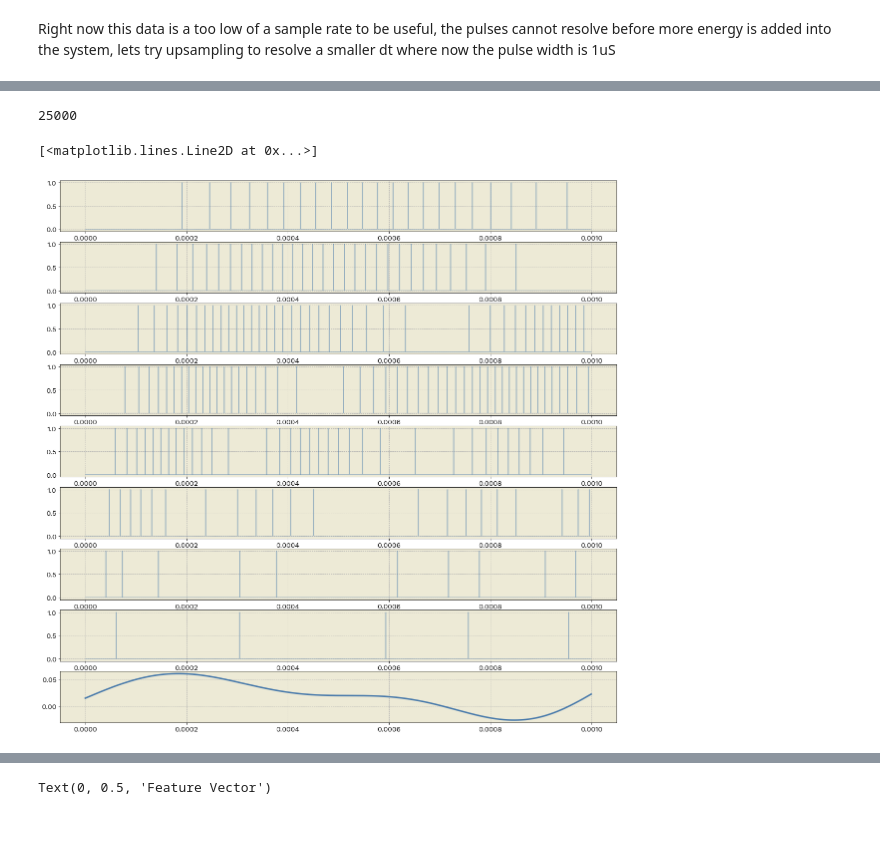
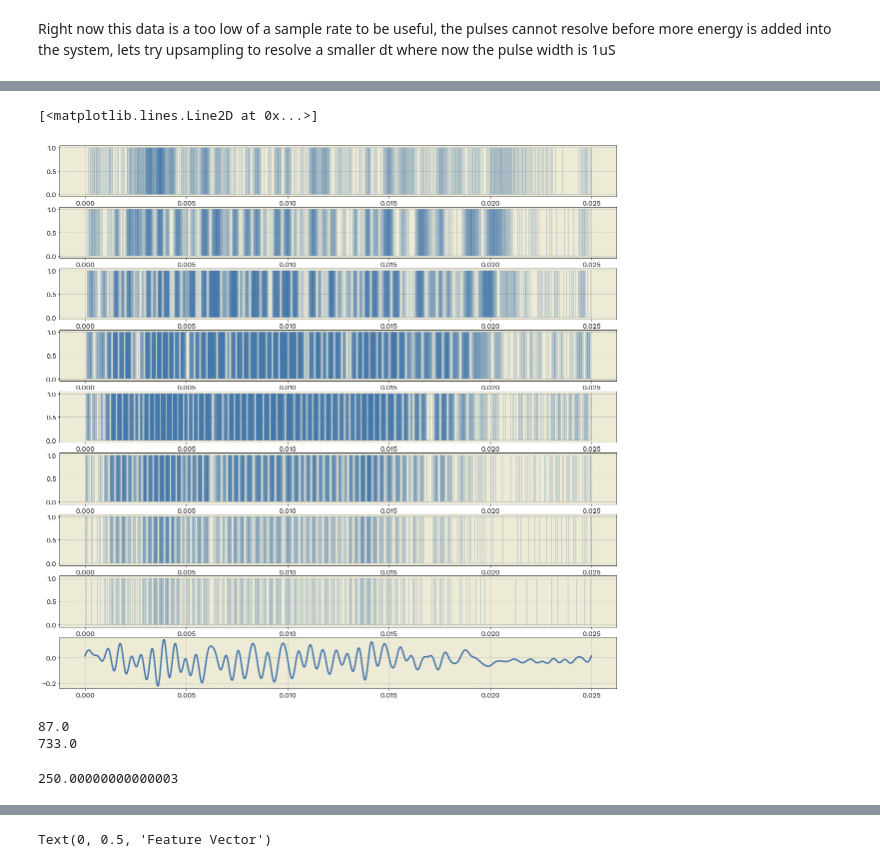
Before and after one commit to clocktop/feature_extractor_model, a Jupyter notebook: feature_extractor_model_exploration.ipynb, the cells around one changed output, grey strips where cells are left out. Cells and saved outputs as stored; diff of their text form; code cells hidden in the pictures; blank space fills up the shorter version.

```diff
--- a/feature_extractor_model_exploration.ipynb
+++ b/feature_extractor_model_exploration.ipynb
@@ -473,0 +488,2 @@ pulse_trains, time_series = bt_ic_model.SimSignal(voltage_sig=data_scaled,time_s
+# %%
+unpacked = np.unpackbits(packed,axis=-1)
@@ -474,8 +494,9 @@ pulse_trains, time_series = bt_ic_model.SimSignal(voltage_sig=data_scaled,time_s
 # %%
+time_scaled = np.linspace(0,(len(data)*250)/(samplerate*250),len(data)*250)
 fig, axs = plt.subplots(9,1, figsize=[20,20])
 
 for index, pulses_train in enumerate(pulse_trains):
-    axs[index].step(time_series, pulse_trains[index], linewidth=0.2)
+    axs[index].step(time_scaled, unpacked[index], linewidth=0.5)
 
-axs[8].plot(time_series,data_scaled)
+axs[8].plot(time,data_scaled)
 # %% [output]
@@ -484,5 +509,6 @@ axs[8].plot(time_series,data_scaled)
 # %%
-edms = np.zeros((len(pulse_trains),len(pulse_trains[0])))
+edms = np.zeros((len(pulse_trains),len(pulse_trains[0][0])))
 for index, pulse_train in enumerate(pulse_trains):
-    edm = bt_ic_model.EDM(pulse_train=pulse_train,alpha=2)
+    edm = bt_ic_model.EDM(pulse_train=pulse_trains[index][0],alpha=20)
+    print(np.shape(edm))
     edms[index,:] = edm
@@ -502,8 +537,9 @@ Text(0, 0.5, 'Feature Vector')
 # %%
 fig, axs = plt.subplots(9,1, figsize=[20,20])
+time_scaled = np.linspace(0,(len(data)*250)/(samplerate*250),len(data)*250)
 
 for index, pulses_train in enumerate(edms):
-    axs[index].plot(time_series, edms[index], linewidth=0.75)
+    axs[index].plot(time_scaled, edms[index], linewidth=0.75)
 
 axs[8].plot(time_series,data_scaled)
 # %% [output]
@@ -527,18 +571,22 @@ data_upsampled = signal.resample(data_scaled[0:100],len(time_slice)*250)
-# %%
-len(data_upsampled)
-# %% [output]
-25000
 # %%
-time = np.linspace(0,len(data_upsampled)/samplerate,len(data_upsampled))
-dt = 1/samplerate
+time_scaled = np.linspace(0,len(data_upsampled)/(samplerate*250),len(data_upsampled))
+dt_scaled = 1/(samplerate*250)
 
-pulse_trains, time_series = bt_ic_model.SimSignal(voltage_sig=data_upsampled,time_step=dt,bpfs=bpfs,FWR_model=regr_2)
+pulse_trains_scaled, time_series_scaled = bt_ic_model.SimSignal(voltage_sig=data_upsampled,time_step=dt_scaled,bpfs=bpfs,FWR_model=FWR_model,rate_ctrl=1)
 fig, axs = plt.subplots(9,1, figsize=[20,20])
 
 for index, pulses_train in enumerate(pulse_trains):
-    axs[index].step(time_series, pulse_trains[index], linewidth=0.2)
+    axs[index].step(time_series_scaled, pulse_trains_scaled[index][0], linewidth=0.2)
 
-axs[8].plot(time_series,data_upsampled)
+axs[8].plot(time_series_scaled,data_upsampled)
 # %% [output]
 [<matplotlib.lines.Line2D at 0x...>]
-[figure, old version]
+[figure, new version]
+# %%
+print(sum(pulse_trains[0][0]))
+print(sum(pulse_trains_scaled[0][0]))
+dt/dt_scaled
+# %% [output]
+87.0
+733.0
+250.00000000000003
```
Also changed, not shown: parts of 17 cells of this notebook, 9 other files.
